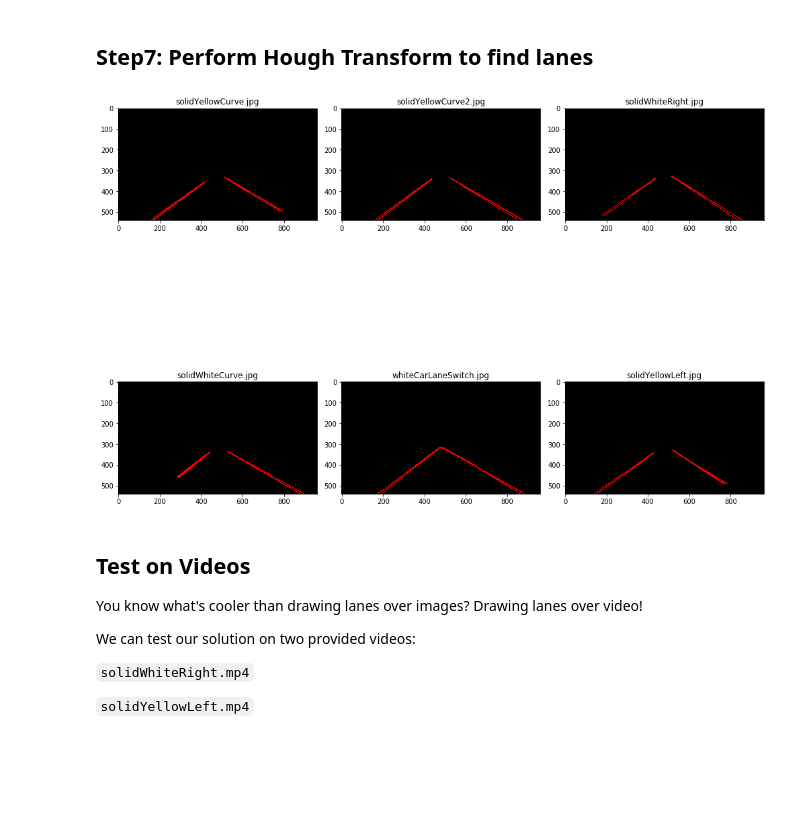
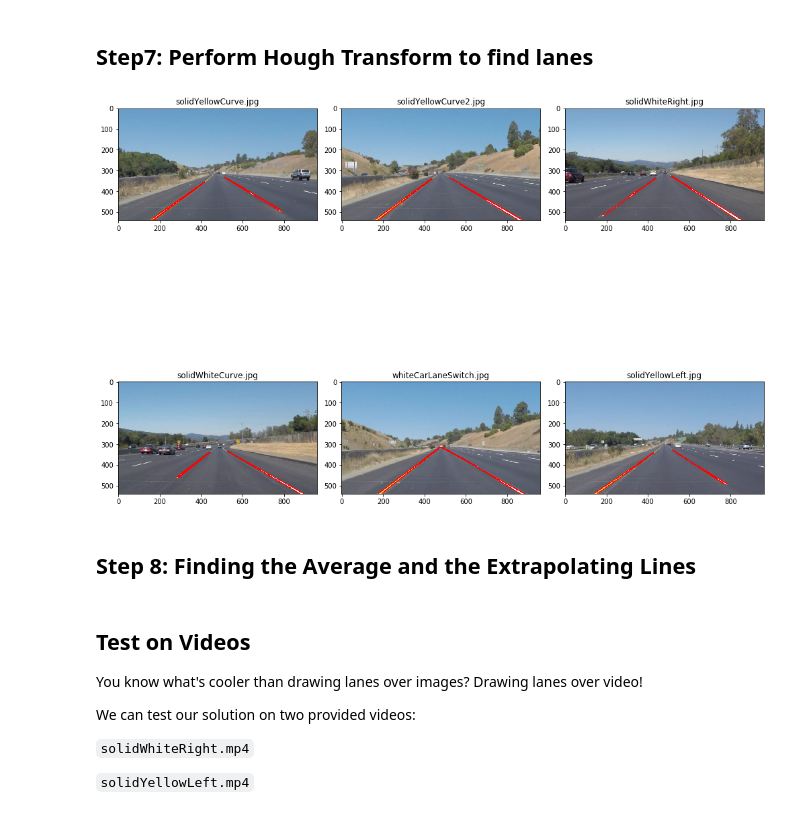
Before and after one commit to aliasaswad/CarND-LaneLines-P1, a Jupyter notebook: P1.ipynb, the cells around one changed output. Saved outputs shown, nothing was run; the diff lists cells and outputs as text; code cells hidden in the pictures; blank space fills up the shorter version.

Commit message:
added hough trans. look great

```diff
--- a/P1.ipynb
+++ b/P1.ipynb
@@ -224,17 +224,27 @@ def draw_lines(img, lines, color=[255, 0, 0], thickness=2):
     for line in lines:
         for x1,y1,x2,y2 in line:
             cv2.line(img, (x1, y1), (x2, y2), color, thickness)
+    return img
 
-def hough_lines(img, rho, theta, threshold, min_line_len, max_line_gap):
+def hough_lines(img, rho=1, theta=np.pi/180, threshold=20, min_line_len=20, max_line_gap=300):
     """
     `img` should be the output of a Canny transform.
 
     Returns an image with hough lines drawn.
     """
     lines = cv2.HoughLinesP(img, rho, theta, threshold, np.array([]), minLineLength=min_line_len, maxLineGap=max_line_gap)
-    line_img = np.zeros((img.shape[0], img.shape[1], 3), dtype=np.uint8)
-    draw_lines(line_img, lines)
-    return line_img
+#     line_img = np.zeros((img.shape[0], img.shape[1], 3), np.uint8)
+#     draw_lines(line_img, lines)
+    return lines
+
+# def draw_lines(img, lines, color=[255, 0, 0], thickness=2):
+#     for line in lines:
+#         for x1,y1,x2,y2 in line:
+#             cv2.line(img, (x1, y1), (x2, y2), color, thickness)
+
+#     return img
+
+
 
 # Python 3 has support for cool math symbols.
 
@@ -324,7 +334,11 @@ plt.show()
 # %% [markdown]
 ## Step7: Perform Hough Transform to find lanes
 # %%
-hough_images = [hough_lines(img, rho=1, theta=np.pi/180, threshold=20, min_line_len=20, max_line_gap=300) for img in roi_images]
-show_images(hough_images, org_img_names)
+lines = [hough_lines(img, rho=1, theta=np.pi/180, threshold=20, min_line_len=20, max_line_gap=300) for img in roi_images]
+hough_images = [draw_lines(img, line) for img, line in zip(original_imgs, lines)]
+
+show_images(hough_lines_imgs, org_img_names)
 # %% [output]
-[figure, old version]
+[figure, new version]
+# %% [markdown]
+## Step 8: Finding the Average and the Extrapolating Lines
```
Also changed, not shown: parts of 1 cell of this notebook.
